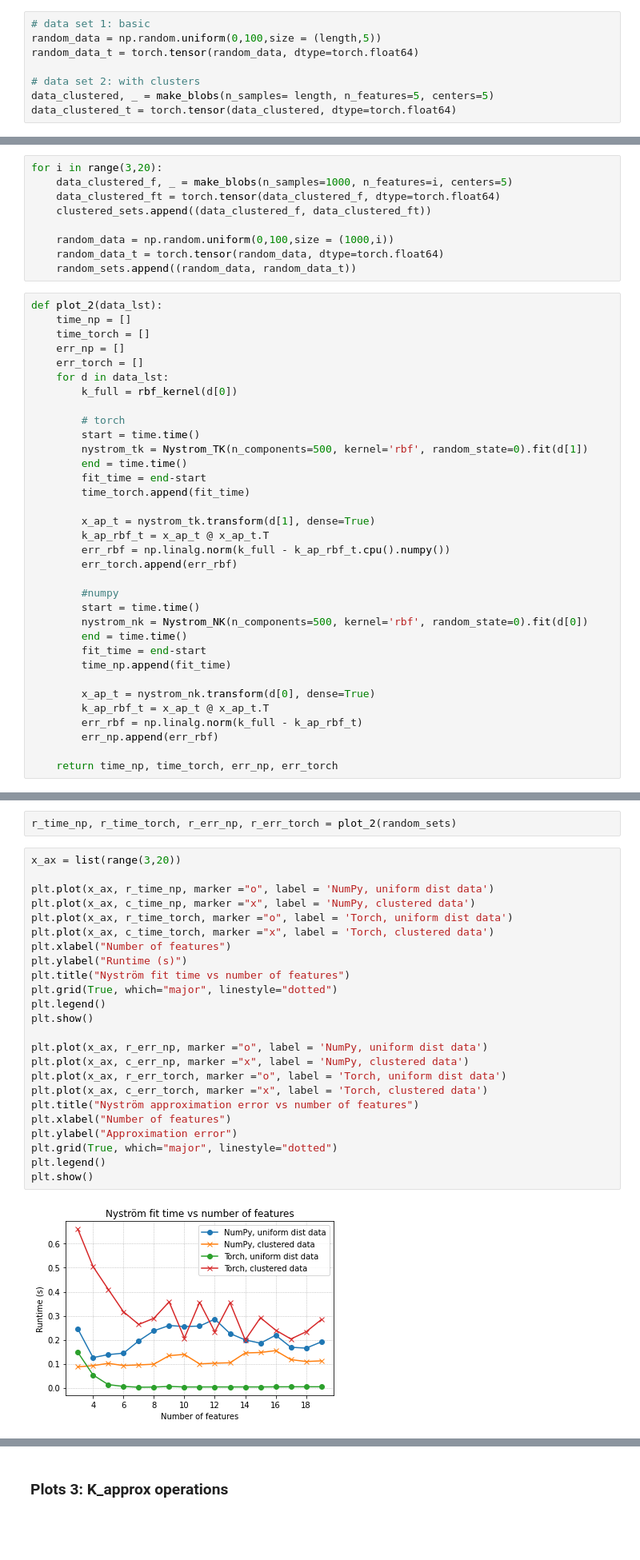
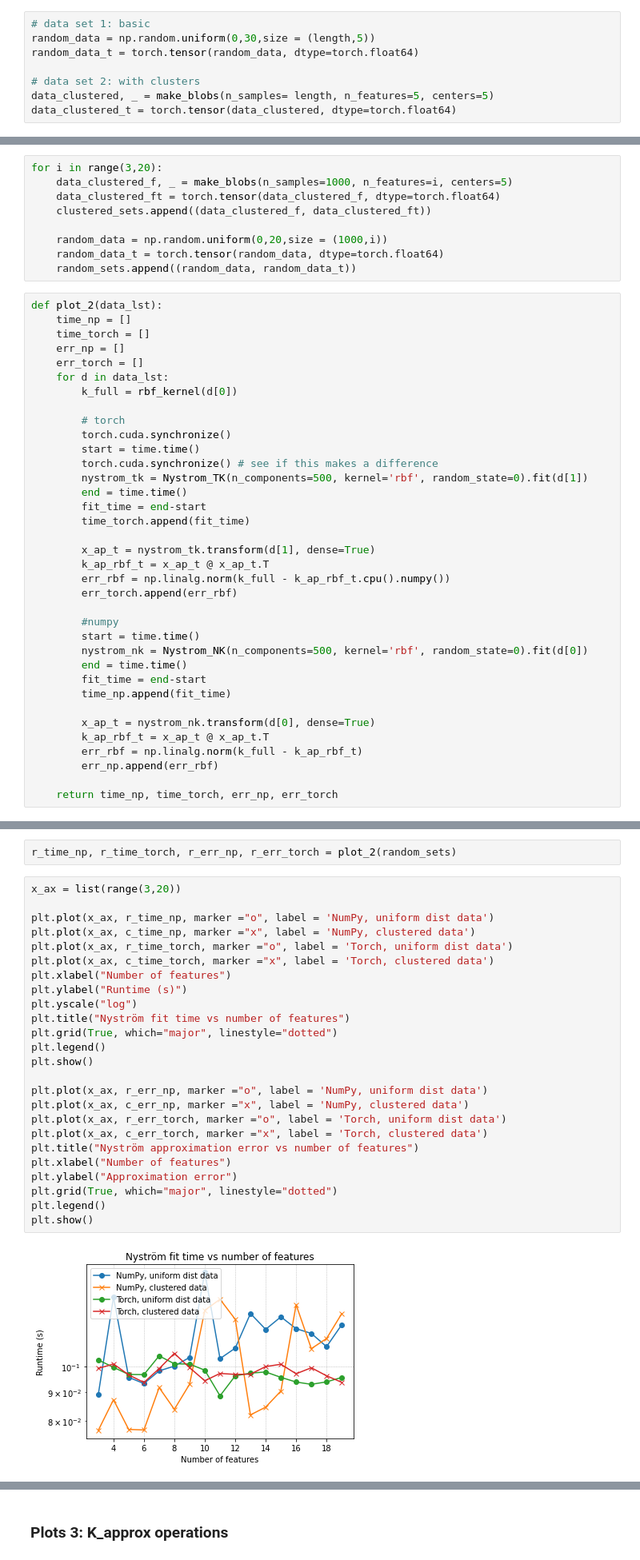
Before and after one commit to huddyyeo/keops_project, a Jupyter notebook: Nystrom_work/Nystrom_benchmarking.ipynb, the cells around one changed output, grey strips where cells are left out. Shown at 80% size. Saved outputs shown, nothing was run; the diff lists cells and outputs as text; blank space fills up the shorter version.

```diff
--- a/Nystrom_work/Nystrom_benchmarking.ipynb
+++ b/Nystrom_work/Nystrom_benchmarking.ipynb
@@ -76,7 +86,7 @@ True
 ### Data sets
 # %%
 # data set 1: basic
-random_data = np.random.uniform(0,100,size = (length,5))
+random_data = np.random.uniform(0,30,size = (length,5))
 random_data_t = torch.tensor(random_data, dtype=torch.float64)
 
 # data set 2: with clusters
@@ -232,7 +282,7 @@ for i in range(3,20):
     data_clustered_ft = torch.tensor(data_clustered_f, dtype=torch.float64)
     clustered_sets.append((data_clustered_f, data_clustered_ft))
 
-    random_data = np.random.uniform(0,100,size = (1000,i))
+    random_data = np.random.uniform(0,20,size = (1000,i))
     random_data_t = torch.tensor(random_data, dtype=torch.float64)
     random_sets.append((random_data, random_data_t))
 # %%
@@ -245,7 +295,9 @@ def plot_2(data_lst):
         k_full = rbf_kernel(d[0])
 
         # torch
+        torch.cuda.synchronize()
         start = time.time()
+        torch.cuda.synchronize() # see if this makes a difference
         nystrom_tk = Nystrom_TK(n_components=500, kernel='rbf', random_state=0).fit(d[1])
         end = time.time()
         fit_time = end-start
@@ -276,26 +328,27 @@ r_time_np, r_time_torch, r_err_np, r_err_torch = plot_2(random_sets)
 # %%
 x_ax = list(range(3,20))
 
 plt.plot(x_ax, r_time_np, marker ="o", label = 'NumPy, uniform dist data')
 plt.plot(x_ax, c_time_np, marker ="x", label = 'NumPy, clustered data')
 plt.plot(x_ax, r_time_torch, marker ="o", label = 'Torch, uniform dist data')
 plt.plot(x_ax, c_time_torch, marker ="x", label = 'Torch, clustered data')
 plt.xlabel("Number of features")
 plt.ylabel("Runtime (s)")
+plt.yscale("log")
 plt.title("Nyström fit time vs number of features")
 plt.grid(True, which="major", linestyle="dotted")
 plt.legend()
 plt.show()
 
 plt.plot(x_ax, r_err_np, marker ="o", label = 'NumPy, uniform dist data')
 plt.plot(x_ax, c_err_np, marker ="x", label = 'NumPy, clustered data')
 plt.plot(x_ax, r_err_torch, marker ="o", label = 'Torch, uniform dist data')
 plt.plot(x_ax, c_err_torch, marker ="x", label = 'Torch, clustered data')
 plt.title("Nyström approximation error vs number of features")
 plt.xlabel("Number of features")
 plt.ylabel("Approximation error")
 plt.grid(True, which="major", linestyle="dotted")
 plt.legend()
 plt.show()
 # %% [output]
-[figure, old version]
+[figure, new version]
```
Also changed, not shown: parts of 34 cells of this notebook.
